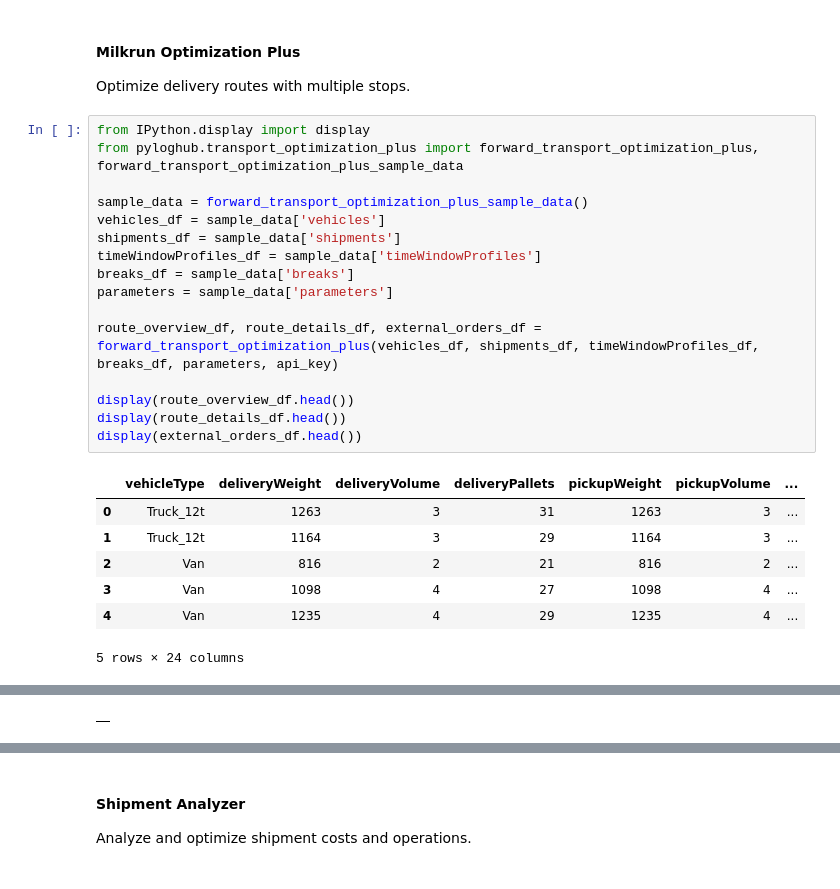
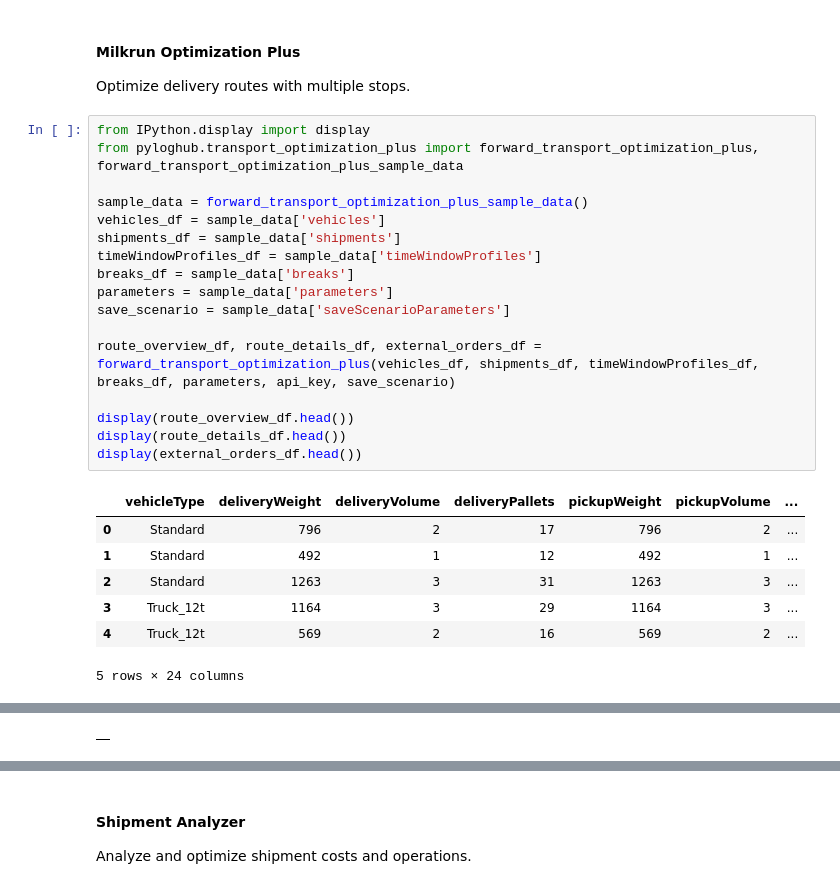
Before and after one commit to log-hub/log-hub-python, a Jupyter notebook: examples/pyloghub_package_demo.ipynb, the cells around one changed output, grey strips where cells are left out. Cells and saved outputs as stored; diff of their text form.

```diff
--- a/examples/pyloghub_package_demo.ipynb
+++ b/examples/pyloghub_package_demo.ipynb
@@ -249,25 +256,26 @@ Optimize delivery routes with multiple stops.
 # %%
 from IPython.display import display
 from pyloghub.transport_optimization_plus import forward_transport_optimization_plus, forward_transport_optimization_plus_sample_data
 
 sample_data = forward_transport_optimization_plus_sample_data()
 vehicles_df = sample_data['vehicles']
 shipments_df = sample_data['shipments']
 timeWindowProfiles_df = sample_data['timeWindowProfiles']
 breaks_df = sample_data['breaks']
 parameters = sample_data['parameters']
+save_scenario = sample_data['saveScenarioParameters']
 
-route_overview_df, route_details_df, external_orders_df = forward_transport_optimization_plus(vehicles_df, shipments_df, timeWindowProfiles_df, breaks_df, parameters, api_key)
+route_overview_df, route_details_df, external_orders_df = forward_transport_optimization_plus(vehicles_df, shipments_df, timeWindowProfiles_df, breaks_df, parameters, api_key, save_scenario)
 
 display(route_overview_df.head())
 display(route_details_df.head())
 display(external_orders_df.head())
 # %% [output]
 |  | vehicleType | deliveryWeight | deliveryVolume | deliveryPallets | pickupWeight | pickupVolume | ... |
-| 0 | Truck_12t | 1263 | 3 | 31 | 1263 | 3 | ... |
-| 1 | Truck_12t | 1164 | 3 | 29 | 1164 | 3 | ... |
-| 2 | Van | 816 | 2 | 21 | 816 | 2 | ... |
-| 3 | Van | 1098 | 4 | 27 | 1098 | 4 | ... |
-| 4 | Van | 1235 | 4 | 29 | 1235 | 4 | ... |
+| 0 | Standard | 796 | 2 | 17 | 796 | 2 | ... |
+| 1 | Standard | 492 | 1 | 12 | 492 | 1 | ... |
+| 2 | Standard | 1263 | 3 | 31 | 1263 | 3 | ... |
+| 3 | Truck_12t | 1164 | 3 | 29 | 1164 | 3 | ... |
+| 4 | Truck_12t | 569 | 2 | 16 | 569 | 2 | ... |
 5 rows × 24 columns
 |  | drivingTime | waitingTime | arrivalTimeAtLocation | stopLatitude | stopLongitude | departureTimeFromLocation | ... |
```
Also changed, not shown: parts of 9 cells of this notebook, 16 other files.
